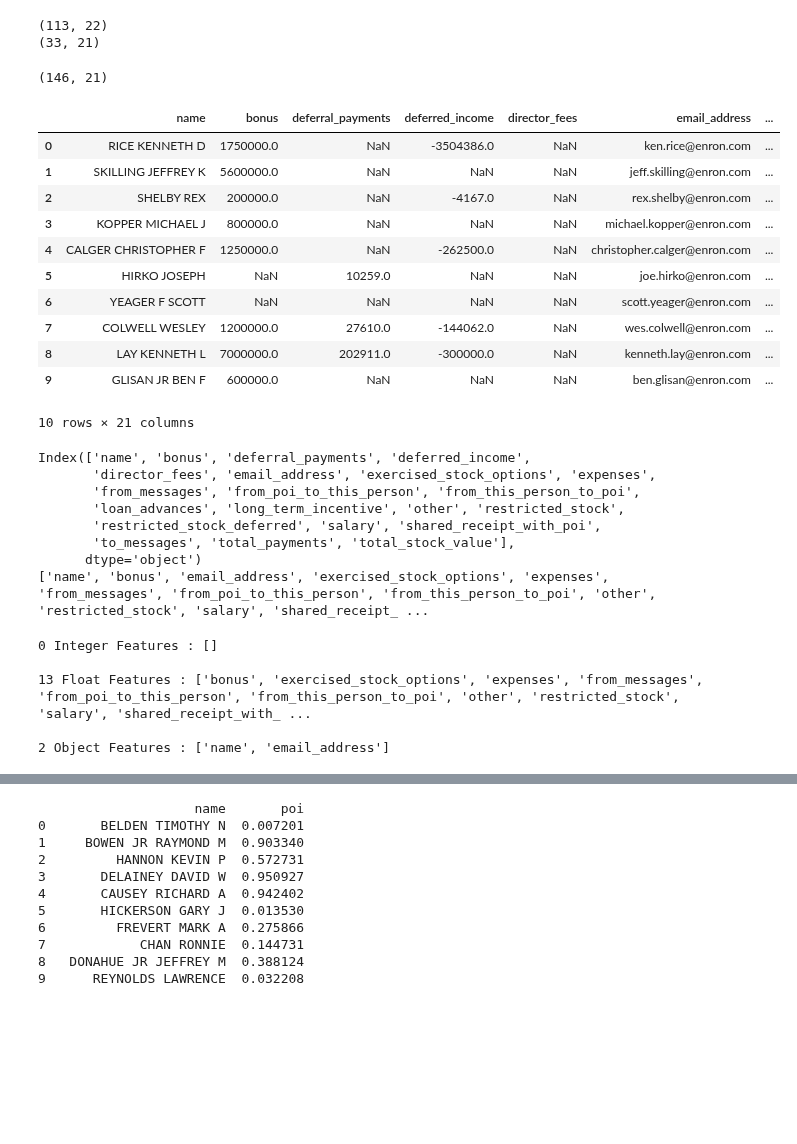
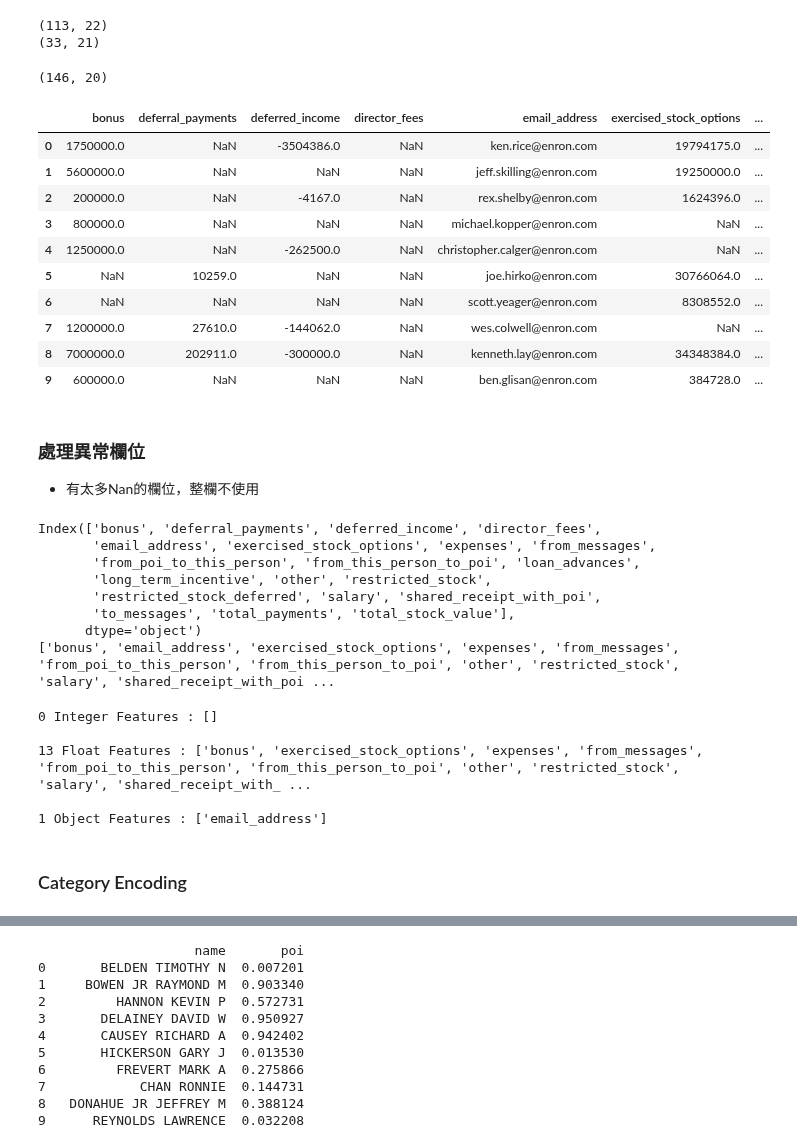
Before and after one commit to kung-bill/3rd-ML100Days, a Jupyter notebook: homework/Day_051_Midterm.ipynb, the cells around one changed output, grey strips where cells are left out. Drawn from its saved outputs; the diff is of its cells as text; code cells hidden in the pictures; blank space fills up the shorter version.

```diff
--- a/homework/Day_051_Midterm.ipynb
+++ b/homework/Day_051_Midterm.ipynb
@@ -15,28 +15,31 @@ print(df_test.shape)
 # %%
 # 重組資料成為訓練 / 預測用格式
 
 # poi 這個 column 是只有 train set 才有的 (label)
-train_Y = df_train['poi']
+train_Y = df_train['poi'].values
 df_train = df_train.drop(['poi'] , axis=1) #將 column = 'poi' drop 出來
 train_num = df_train.shape[0]
 
 df = pd.concat([df_train, df_test])
+df = df.drop(['name'], axis=1)
 print(df.shape)
 df.head(10)
 # %% [output]
-(146, 21)
+(146, 20)
-|  | name | bonus | deferral_payments | deferred_income | director_fees | email_address | ... |
-| 0 | RICE KENNETH D | 1750000.0 | NaN | -3504386.0 | NaN | ken.rice@enron.com | ... |
-| 1 | SKILLING JEFFREY K | 5600000.0 | NaN | NaN | NaN | jeff.skilling@enron.com | ... |
-| 2 | SHELBY REX | 200000.0 | NaN | -4167.0 | NaN | rex.shelby@enron.com | ... |
-| 3 | KOPPER MICHAEL J | 800000.0 | NaN | NaN | NaN | michael.kopper@enron.com | ... |
-| 4 | CALGER CHRISTOPHER F | 1250000.0 | NaN | -262500.0 | NaN | christopher.calger@enron.com | ... |
-| 5 | HIRKO JOSEPH | NaN | 10259.0 | NaN | NaN | joe.hirko@enron.com | ... |
-| 6 | YEAGER F SCOTT | NaN | NaN | NaN | NaN | scott.yeager@enron.com | ... |
-| 7 | COLWELL WESLEY | 1200000.0 | 27610.0 | -144062.0 | NaN | wes.colwell@enron.com | ... |
-| 8 | LAY KENNETH L | 7000000.0 | 202911.0 | -300000.0 | NaN | kenneth.lay@enron.com | ... |
-| 9 | GLISAN JR BEN F | 600000.0 | NaN | NaN | NaN | ben.glisan@enron.com | ... |
+|  | bonus | deferral_payments | deferred_income | director_fees | email_address | exercised_stock_options | ... |
+| 0 | 1750000.0 | NaN | -3504386.0 | NaN | ken.rice@enron.com | 19794175.0 | ... |
+| 1 | 5600000.0 | NaN | NaN | NaN | jeff.skilling@enron.com | 19250000.0 | ... |
+| 2 | 200000.0 | NaN | -4167.0 | NaN | rex.shelby@enron.com | 1624396.0 | ... |
+| 3 | 800000.0 | NaN | NaN | NaN | michael.kopper@enron.com | NaN | ... |
+| 4 | 1250000.0 | NaN | -262500.0 | NaN | christopher.calger@enron.com | NaN | ... |
+| 5 | NaN | 10259.0 | NaN | NaN | joe.hirko@enron.com | 30766064.0 | ... |
+| 6 | NaN | NaN | NaN | NaN | scott.yeager@enron.com | 8308552.0 | ... |
+| 7 | 1200000.0 | 27610.0 | -144062.0 | NaN | wes.colwell@enron.com | NaN | ... |
+| 8 | 7000000.0 | 202911.0 | -300000.0 | NaN | kenneth.lay@enron.com | 34348384.0 | ... |
+| 9 | 600000.0 | NaN | NaN | NaN | ben.glisan@enron.com | 384728.0 | ... |
-10 rows × 21 columns
+# %% [markdown]
+### 處理異常欄位
+* 有太多Nan的欄位，整欄不使用
 # %%
 print(df.columns)
 ratio = 0.4
@@ -47,14 +50,14 @@ for col in df.columns:
 print(selected_columns)
 df = df[selected_columns]
 # %% [output]
-Index(['name', 'bonus', 'deferral_payments', 'deferred_income',
-       'director_fees', 'email_address', 'exercised_stock_options', 'expenses',
-       'from_messages', 'from_poi_to_this_person', 'from_this_person_to_poi',
-       'loan_advances', 'long_term_incentive', 'other', 'restricted_stock',
+Index(['bonus', 'deferral_payments', 'deferred_income', 'director_fees',
+       'email_address', 'exercised_stock_options', 'expenses', 'from_messages',
+       'from_poi_to_this_person', 'from_this_person_to_poi', 'loan_advances',
+       'long_term_incentive', 'other', 'restricted_stock',
        'restricted_stock_deferred', 'salary', 'shared_receipt_with_poi',
        'to_messages', 'total_payments', 'total_stock_value'],
       dtype='object')
-['name', 'bonus', 'email_address', 'exercised_stock_options', 'expenses', 'from_messages', 'from_poi_to_this_person', 'from_this_person_to_poi', 'other', 'restricted_stock', 'salary', 'shared_receipt_ ...
+['bonus', 'email_address', 'exercised_stock_options', 'expenses', 'from_messages', 'from_poi_to_this_person', 'from_this_person_to_poi', 'other', 'restricted_stock', 'salary', 'shared_receipt_with_poi ...
 # %%
 #確定只有 int64, float64, object 三種類型後, 分別將欄位名稱存於三個 list 中
 int_features = []
@@ -75,5 +78,7 @@ print(f'{len(object_features)} Object Features : {object_features}')
 
 13 Float Features : ['bonus', 'exercised_stock_options', 'expenses', 'from_messages', 'from_poi_to_this_person', 'from_this_person_to_poi', 'other', 'restricted_stock', 'salary', 'shared_receipt_with_ ...
 
-2 Object Features : ['name', 'email_address']
+1 Object Features : ['email_address']
+# %% [markdown]
+### Category Encoding
 # %%
```
Also changed, not shown: parts of 17 cells of this notebook.
